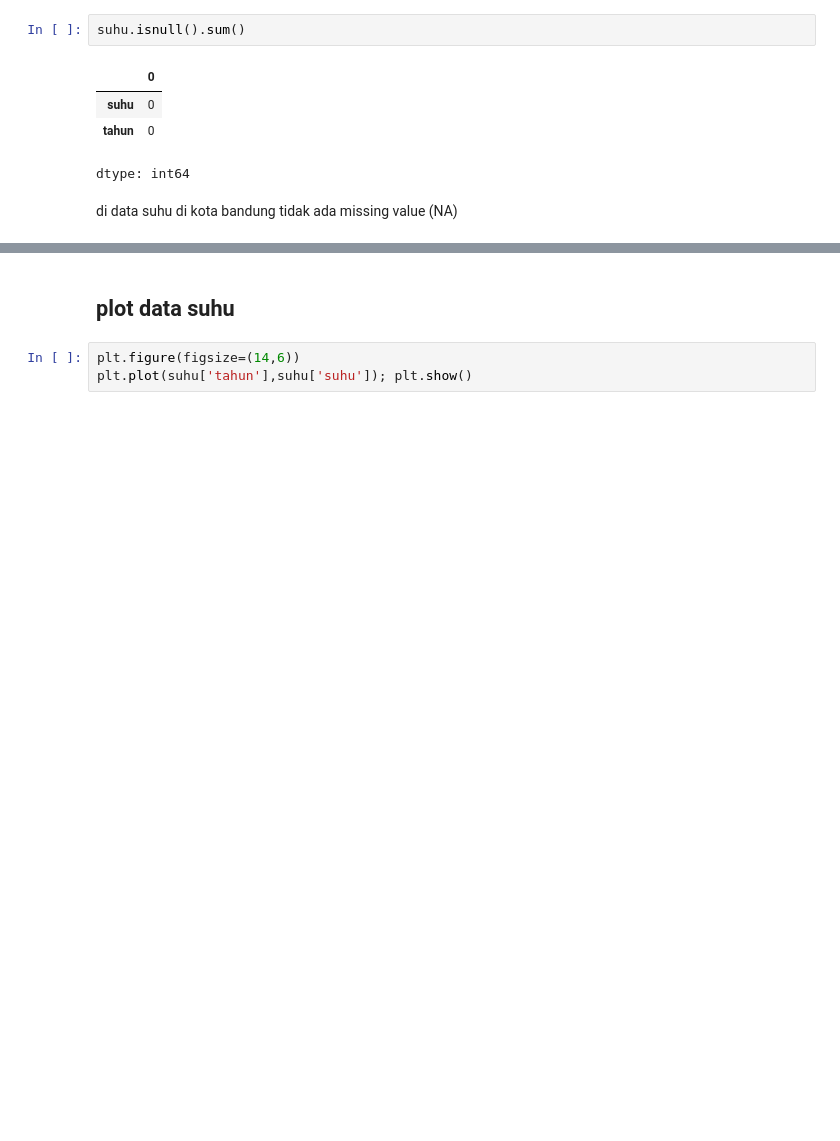
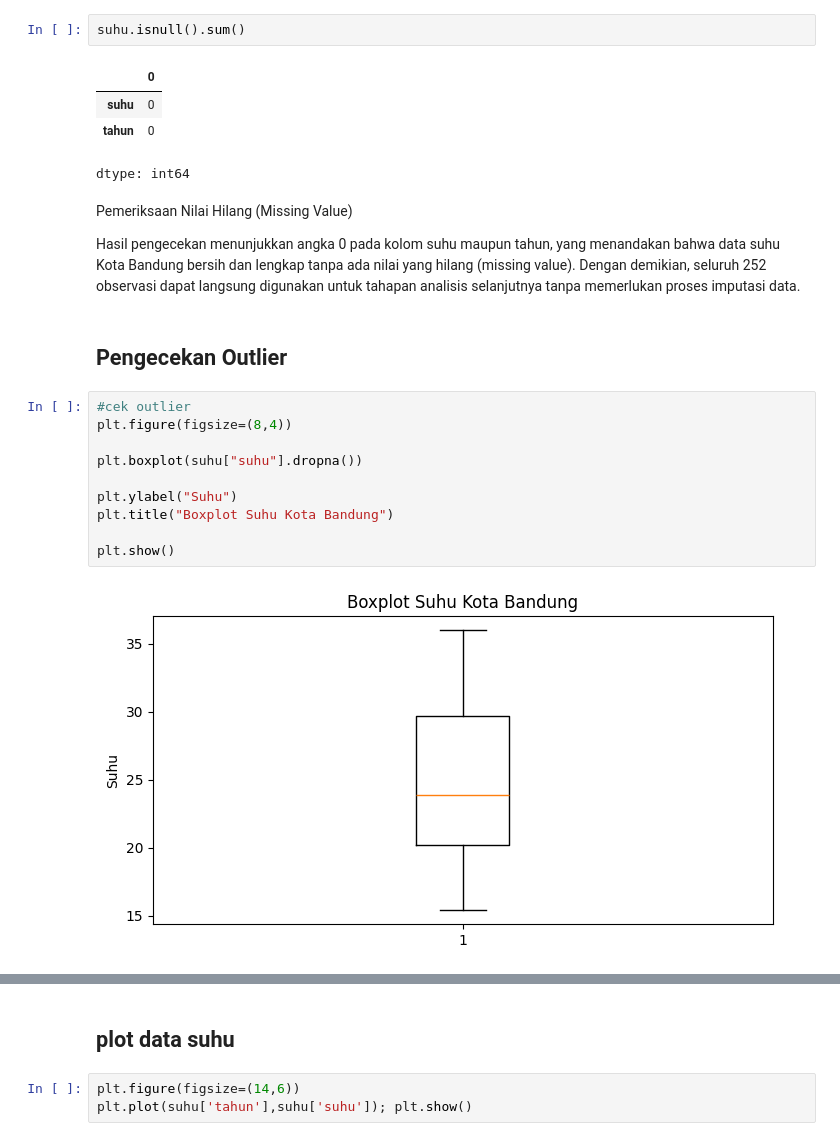
Before and after one commit to haniyathul/Praktikum-Analisis-Deret-Waktu, a Jupyter notebook: Tugas_Kelompok_Minggu_4.ipynb, the cells around one changed output, grey strips where cells are left out. Saved outputs shown, nothing was run; the diff lists cells and outputs as text; blank space fills up the shorter version.

```diff
--- a/Tugas_Kelompok_Minggu_4.ipynb
+++ b/Tugas_Kelompok_Minggu_4.ipynb
@@ -84,5 +122,21 @@ suhu.isnull().sum()
 | suhu | 0 |
 | tahun | 0 |
 dtype: int64
-# %% [markdown]
-di data suhu di kota bandung tidak ada missing value (NA)
+# %% [markdown]
+Pemeriksaan Nilai Hilang (Missing Value)
+
+Hasil pengecekan menunjukkan angka 0 pada kolom suhu maupun tahun, yang menandakan bahwa data suhu Kota Bandung bersih dan lengkap tanpa ada nilai yang hilang (missing value). Dengan demikian, seluruh 252 observasi dapat langsung digunakan untuk tahapan analisis selanjutnya tanpa memerlukan proses imputasi data.
+# %% [markdown]
+## Pengecekan Outlier
+# %%
+#cek outlier
+plt.figure(figsize=(8,4))
+
+plt.boxplot(suhu["suhu"].dropna())
+
+plt.ylabel("Suhu")
+plt.title("Boxplot Suhu Kota Bandung")
+
+plt.show()
+# %% [output]
+[figure, added]
```
Also changed, not shown: parts of 28 cells of this notebook.
